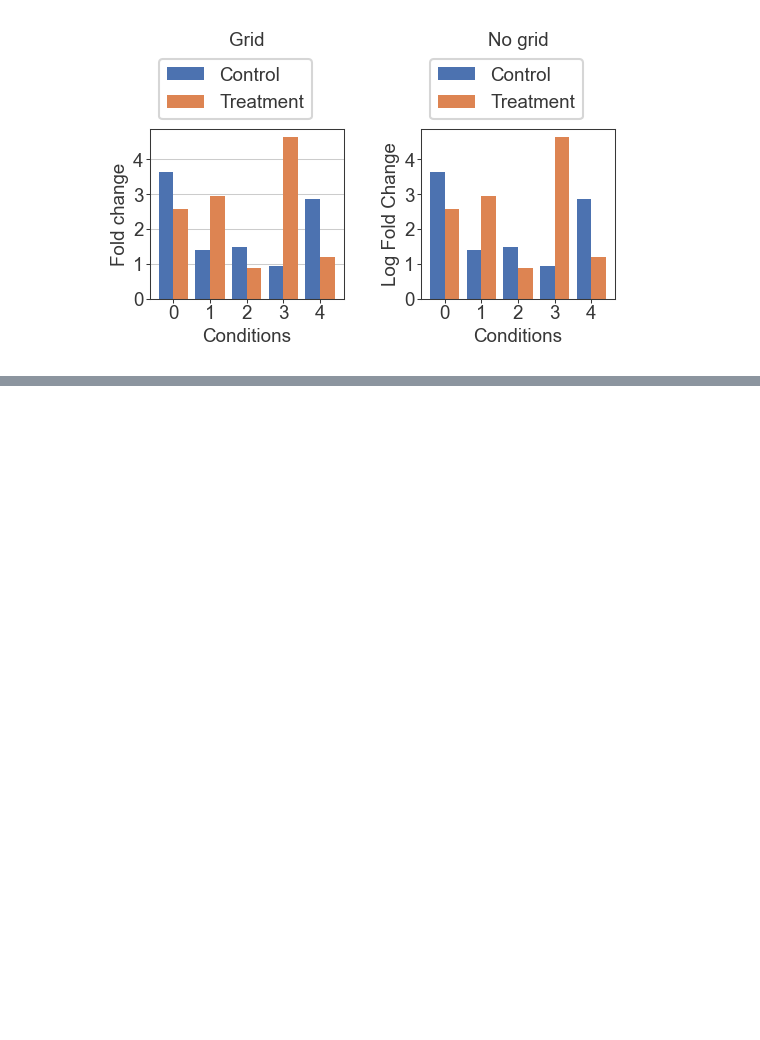
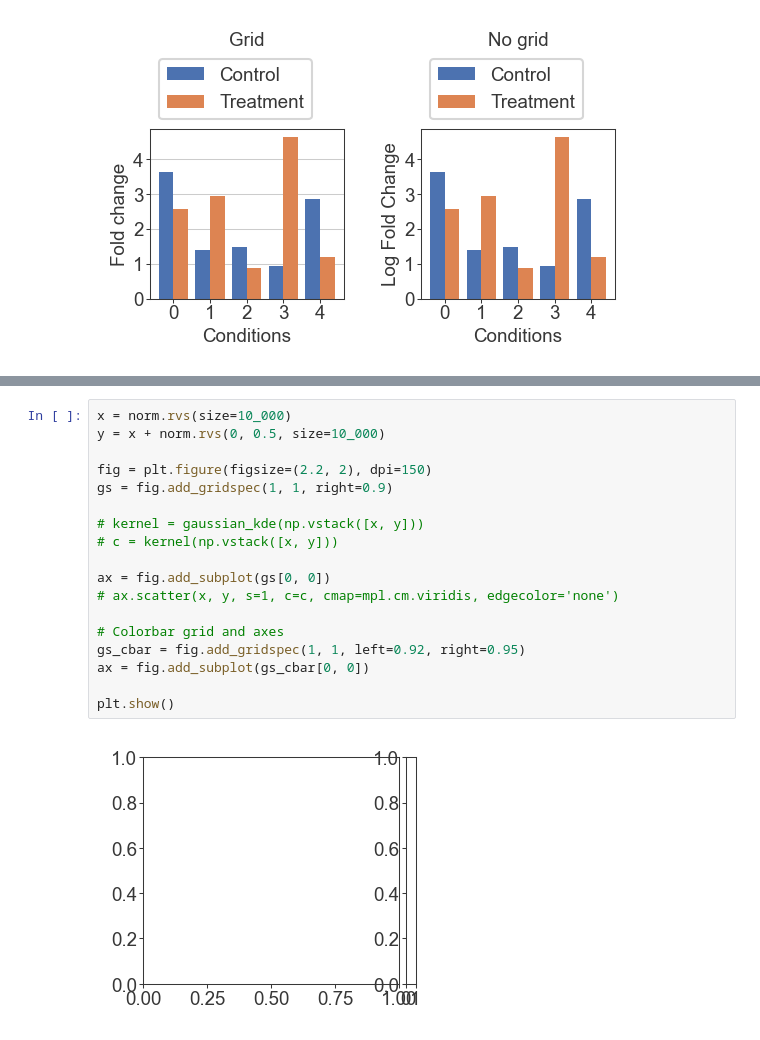
Before and after one commit to atc3/atc3.github.io, a Jupyter notebook: _notebooks/2022-01-04-plotting-matplotlib-reference.ipynb, the cells around one changed output, grey strips where cells are left out. Saved outputs shown, nothing was run; the diff lists cells and outputs as text; blank space fills up the shorter version.

Commit message:
add colorbar section, fix image copying

```diff
--- a/_notebooks/2022-01-04-plotting-matplotlib-reference.ipynb
+++ b/_notebooks/2022-01-04-plotting-matplotlib-reference.ipynb
@@ -743,0 +752,20 @@ plt.show()
+# %%
+x = norm.rvs(size=10_000)
+y = x + norm.rvs(0, 0.5, size=10_000)
+
+fig = plt.figure(figsize=(2.2, 2), dpi=150)
+gs = fig.add_gridspec(1, 1, right=0.9)
+
+# kernel = gaussian_kde(np.vstack([x, y]))
+# c = kernel(np.vstack([x, y]))
+
+ax = fig.add_subplot(gs[0, 0])
+# ax.scatter(x, y, s=1, c=c, cmap=mpl.cm.viridis, edgecolor='none')
+
+# Colorbar grid and axes
+gs_cbar = fig.add_gridspec(1, 1, left=0.92, right=0.95)
+ax = fig.add_subplot(gs_cbar[0, 0])
+
+plt.show()
+# %% [output]
+[figure, added]
```
Also changed, not shown: parts of 7 cells of this notebook, 34 other files.
